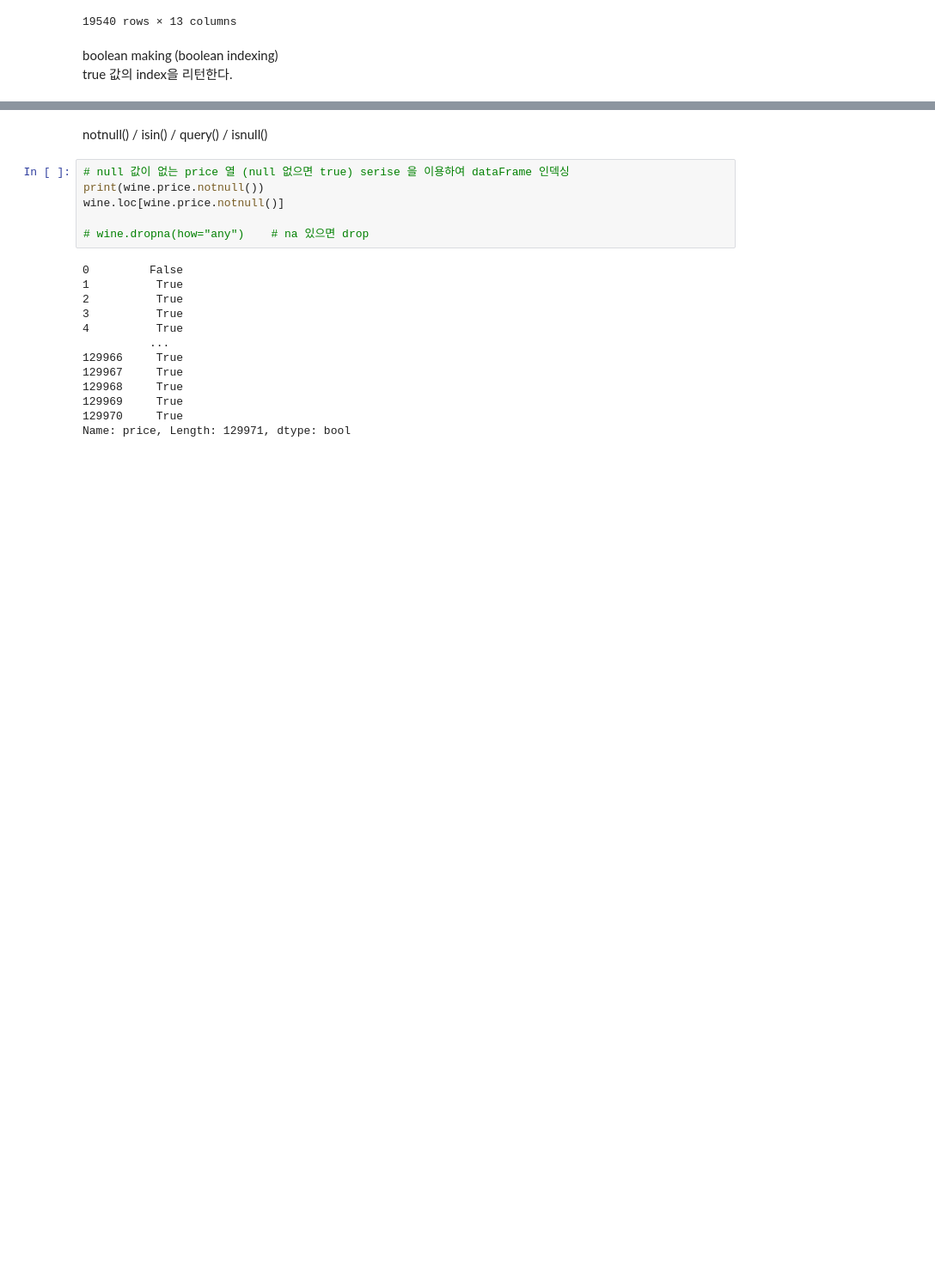
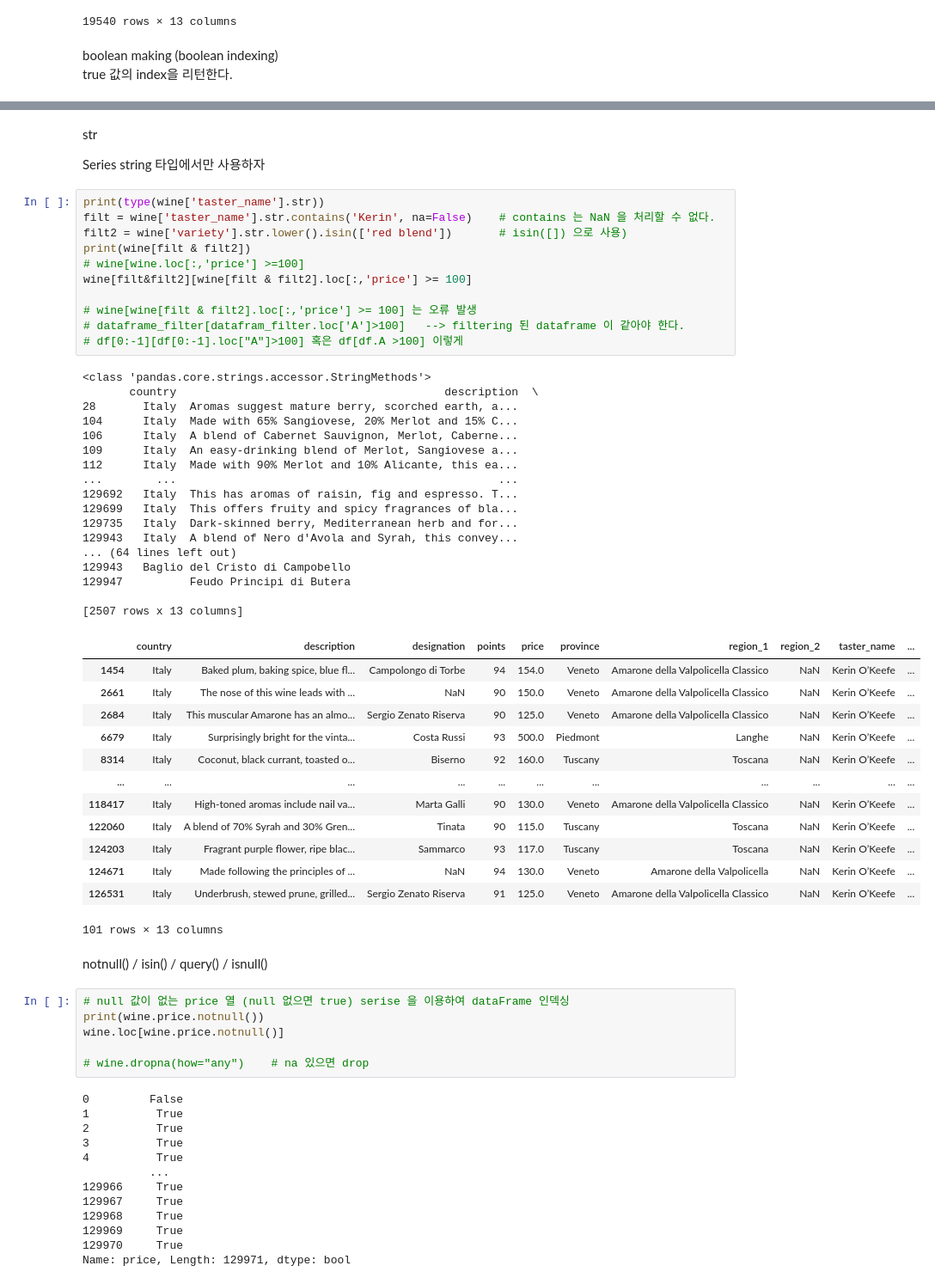
Before and after one commit to smjune/ipynb, a Jupyter notebook: kaggle/kaggle_panda.ipynb, the cells around one changed output, grey strips where cells are left out. Shown: that part at 86% size. Cells and saved outputs as stored; diff of their text form; blank space fills up the shorter version.

Commit message:
change foler &  filtered_df[filtered_df.A > 100]

```diff
--- a/kaggle_panda.ipynb
+++ b/kaggle/kaggle_panda.ipynb
@@ -78,6 +78,52 @@ wine.loc[(wine.country == 'Italy') | (wine.country == 'France')]
 | 129969 | France | A dry style of Pinot Gris, this i... | NaN | 90 | 32.0 | Alsace | Alsace | NaN | Roger Voss | ... |
 | 129970 | France | Big, rich and off-dry, this is po... | Lieu-dit Harth Cuvée Caroline | 90 | 21.0 | Alsace | Alsace | NaN | Roger Voss | ... |
 41633 rows × 13 columns
+# %% [markdown]
+str
+
+Series string 타입에서만 사용하자
+# %%
+print(type(wine['taster_name'].str))
+filt = wine['taster_name'].str.contains('Kerin', na=False)    # contains 는 NaN 을 처리할 수 없다.
+filt2 = wine['variety'].str.lower().isin(['red blend'])       # isin([]) 으로 사용)
+print(wine[filt & filt2])
+# wine[wine.loc[:,'price'] >=100]
+wine[filt&filt2][wine[filt & filt2].loc[:,'price'] >= 100]
+
+# wine[wine[filt & filt2].loc[:,'price'] >= 100] 는 오류 발생
+# dataframe_filter[datafram_filter.loc['A']>100]   --> filtering 된 dataframe 이 같아야 한다.
+# df[0:-1][df[0:-1].loc["A"]>100] 혹은 df[df.A >100] 이렇게
+# %% [output]
+<class 'pandas.core.strings.accessor.StringMethods'>
+       country                                        description  \
+28       Italy  Aromas suggest mature berry, scorched earth, a...
+104      Italy  Made with 65% Sangiovese, 20% Merlot and 15% C...
+106      Italy  A blend of Cabernet Sauvignon, Merlot, Caberne...
+109      Italy  An easy-drinking blend of Merlot, Sangiovese a...
+112      Italy  Made with 90% Merlot and 10% Alicante, this ea...
+...        ...                                                ...
+129692   Italy  This has aromas of raisin, fig and espresso. T...
+129699   Italy  This offers fruity and spicy fragrances of bla...
+129735   Italy  Dark-skinned berry, Mediterranean herb and for...
+129943   Italy  A blend of Nero d'Avola and Syrah, this convey...
+... (64 lines left out)
+129943   Baglio del Cristo di Campobello
+129947          Feudo Principi di Butera
+
+[2507 rows x 13 columns]
+|  | country | description | designation | points | price | province | region_1 | region_2 | taster_name | ... |
+| 1454 | Italy | Baked plum, baking spice, blue fl... | Campolongo di Torbe | 94 | 154.0 | Veneto | Amarone della Valpolicella Classico | NaN | Kerin O’Keefe | ... |
+| 2661 | Italy | The nose of this wine leads with ... | NaN | 90 | 150.0 | Veneto | Amarone della Valpolicella Classico | NaN | Kerin O’Keefe | ... |
+| 2684 | Italy | This muscular Amarone has an almo... | Sergio Zenato Riserva | 90 | 125.0 | Veneto | Amarone della Valpolicella Classico | NaN | Kerin O’Keefe | ... |
+| 6679 | Italy | Surprisingly bright for the vinta... | Costa Russi | 93 | 500.0 | Piedmont | Langhe | NaN | Kerin O’Keefe | ... |
+| 8314 | Italy | Coconut, black currant, toasted o... | Biserno | 92 | 160.0 | Tuscany | Toscana | NaN | Kerin O’Keefe | ... |
+| ... | ... | ... | ... | ... | ... | ... | ... | ... | ... | ... |
+| 118417 | Italy | High-toned aromas include nail va... | Marta Galli | 90 | 130.0 | Veneto | Amarone della Valpolicella Classico | NaN | Kerin O’Keefe | ... |
+| 122060 | Italy | A blend of 70% Syrah and 30% Gren... | Tinata | 90 | 115.0 | Tuscany | Toscana | NaN | Kerin O’Keefe | ... |
+| 124203 | Italy | Fragrant purple flower, ripe blac... | Sammarco | 93 | 117.0 | Tuscany | Toscana | NaN | Kerin O’Keefe | ... |
+| 124671 | Italy | Made following the principles of ... | NaN | 94 | 130.0 | Veneto | Amarone della Valpolicella | NaN | Kerin O’Keefe | ... |
+| 126531 | Italy | Underbrush, stewed prune, grilled... | Sergio Zenato Riserva | 91 | 125.0 | Veneto | Amarone della Valpolicella Classico | NaN | Kerin O’Keefe | ... |
+101 rows × 13 columns
 # %% [markdown]
 notnull() / isin() / query() / isnull()
 # %%
```
Also changed, not shown: parts of 4 cells of this notebook, 6 other files.
